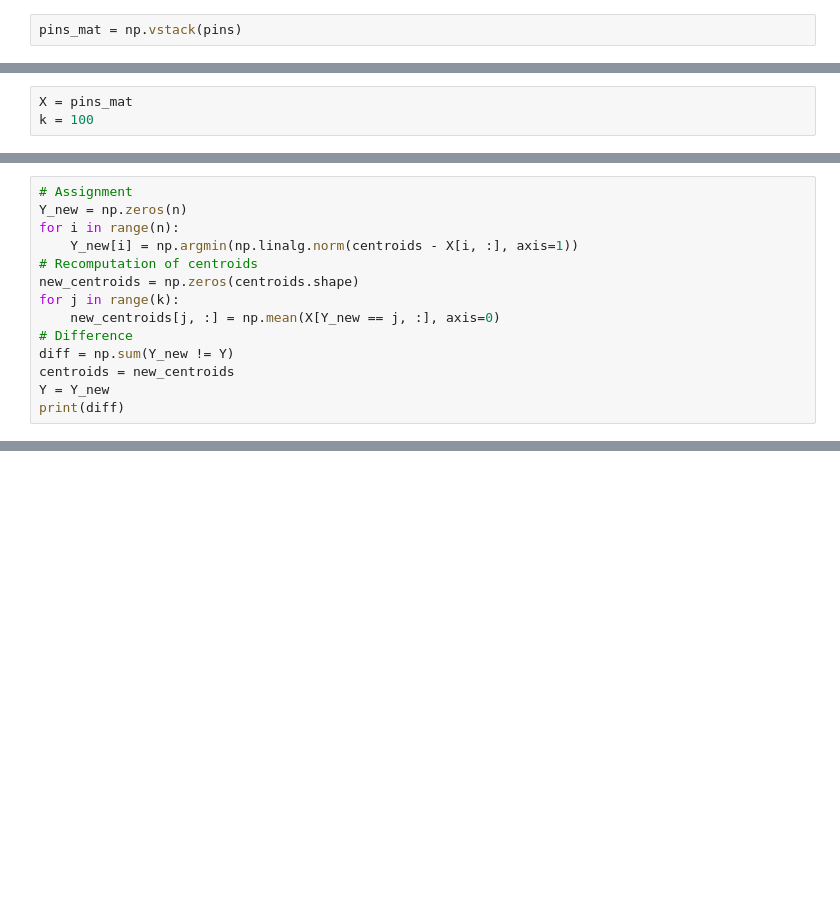
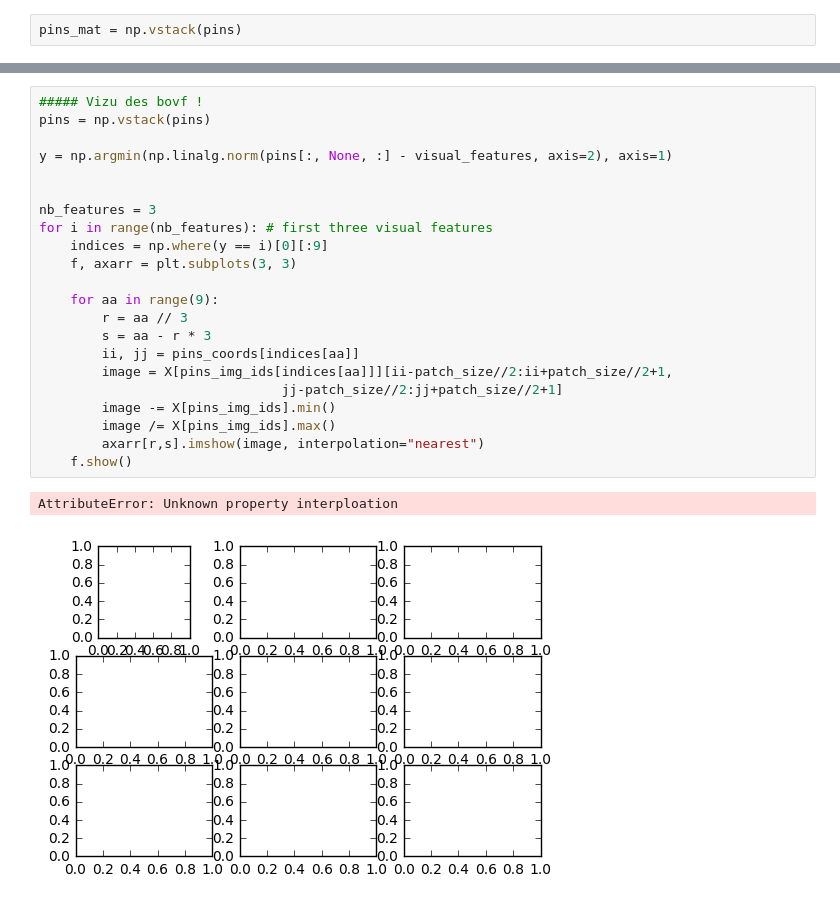
Before and after one commit to zaccharieramzi/kernel-digits-challenge, a Jupyter notebook: zac_experiments.ipynb, the cells around one changed output, grey strips where cells are left out. Drawn from its saved outputs; the diff is of its cells as text; blank space fills up the shorter version.

```diff
--- a/zac_experiments.ipynb
+++ b/zac_experiments.ipynb
@@ -102,3 +103,0 @@ KeyboardInterrupt:
-# %%
-X = pins_mat
-k = 100
@@ -146,14 +103,0 @@ len(np.vstack({tuple(row) for row in centroids}))
-# %%
-# Assignment
-Y_new = np.zeros(n)
-for i in range(n):
-    Y_new[i] = np.argmin(np.linalg.norm(centroids - X[i, :], axis=1))
-# Recomputation of centroids
-new_centroids = np.zeros(centroids.shape)
-for j in range(k):
-    new_centroids[j, :] = np.mean(X[Y_new == j, :], axis=0)
-# Difference
-diff = np.sum(Y_new != Y)
-centroids = new_centroids
-Y = Y_new
-print(diff)
@@ -164,0 +116,25 @@ ValueError: The truth value of an array with more than one element is ambiguous.
+# %%
+##### Vizu des bovf !
+pins = np.vstack(pins)
+
+y = np.argmin(np.linalg.norm(pins[:, None, :] - visual_features, axis=2), axis=1)
+
+
+nb_features = 3
+for i in range(nb_features): # first three visual features
+    indices = np.where(y == i)[0][:9]
+    f, axarr = plt.subplots(3, 3)
+
+    for aa in range(9):
+        r = aa // 3
+        s = aa - r * 3
+        ii, jj = pins_coords[indices[aa]]
+        image = X[pins_img_ids[indices[aa]]][ii-patch_size//2:ii+patch_size//2+1,
+                               jj-patch_size//2:jj+patch_size//2+1]
+        image -= X[pins_img_ids].min()
+        image /= X[pins_img_ids].max()
+        axarr[r,s].imshow(image, interpolation="nearest")
+    f.show()
+# %% [output]
+AttributeError: Unknown property interploation
+[figure, added]
```
Also changed, not shown: parts of 11 cells of this notebook, 1 other file.
